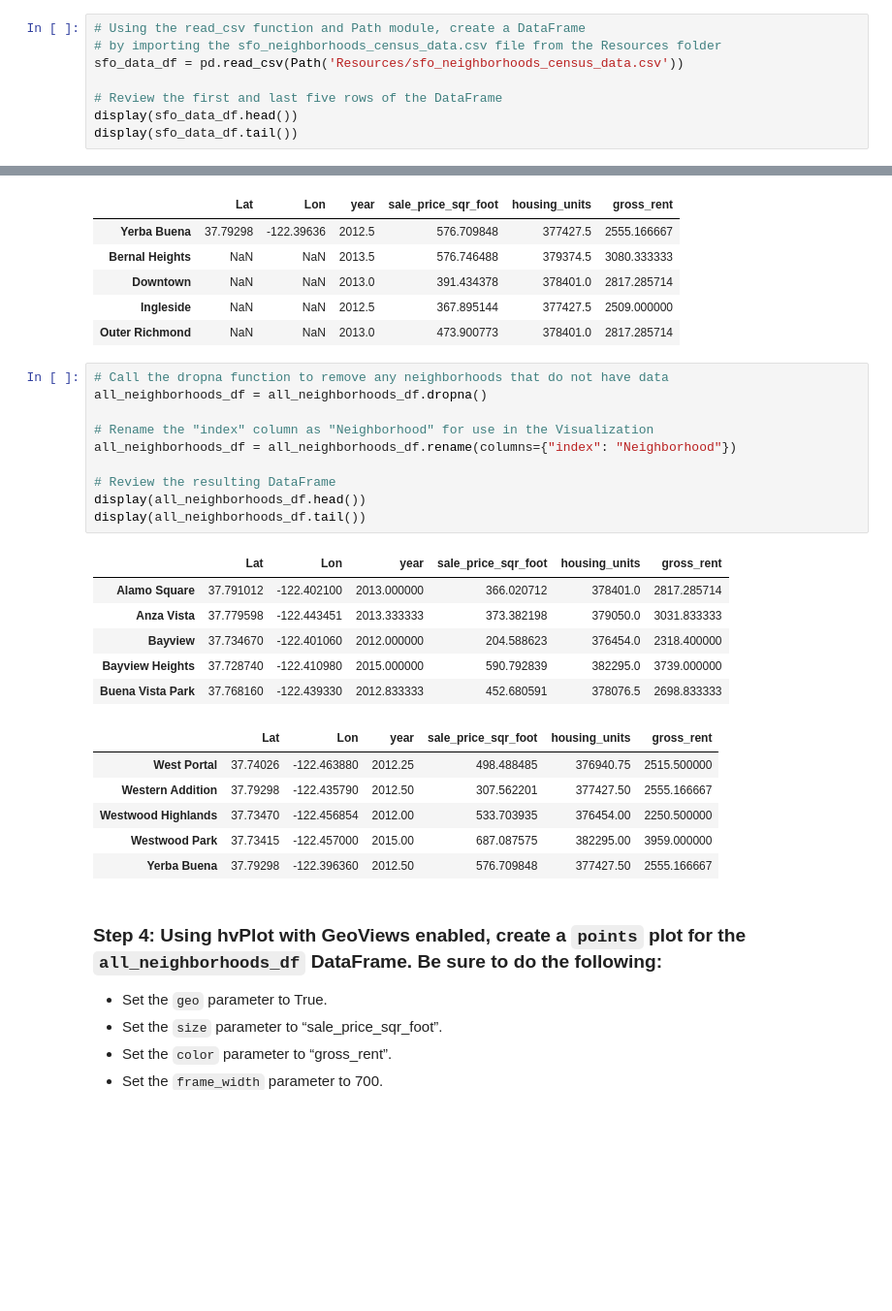
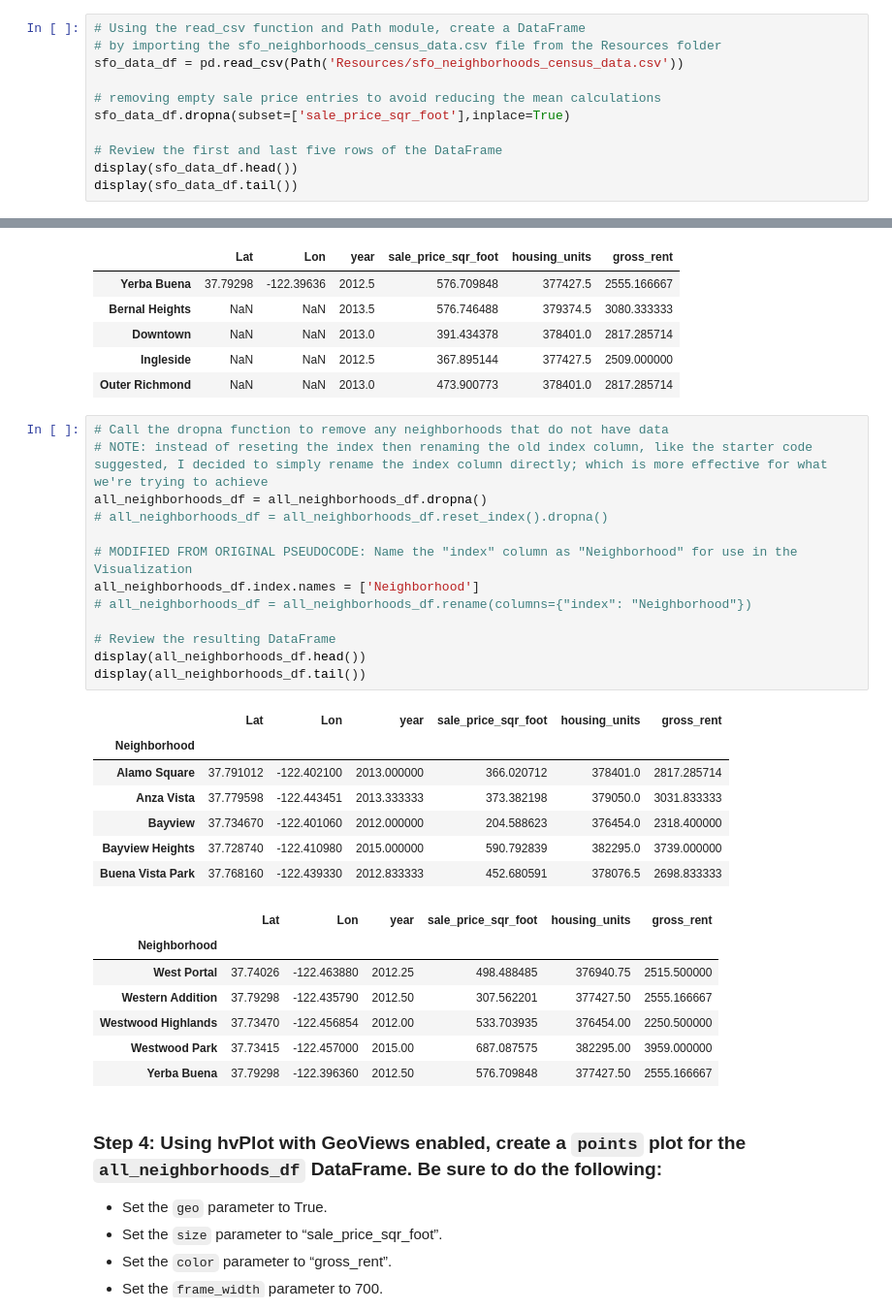
Before and after one commit to seshouan/Project-PropTech, a Jupyter notebook: san_francisco_housing.ipynb, the cells around one changed output, grey strips where cells are left out. Shown: that part at 97% size. Cells and saved outputs as stored; diff of their text form; blank space fills up the shorter version.

Commit message:
completed the challenge, with some minor modifications from the suggested starter code

```diff
--- a/san_francisco_housing.ipynb
+++ b/san_francisco_housing.ipynb
@@ -129,6 +133,9 @@ from pathlib import Path
 # by importing the sfo_neighborhoods_census_data.csv file from the Resources folder
 sfo_data_df = pd.read_csv(Path('Resources/sfo_neighborhoods_census_data.csv'))
 
+# removing empty sale price entries to avoid reducing the mean calculations
+sfo_data_df.dropna(subset=['sale_price_sqr_foot'],inplace=True)
+
 # Review the first and last five rows of the DataFrame
 display(sfo_data_df.head())
 display(sfo_data_df.tail())
@@ -474,22 +493,27 @@ display(all_neighborhoods_df.tail())
 | Outer Richmond | NaN | NaN | 2013.0 | 473.900773 | 378401.0 | 2817.285714 |
 # %%
 # Call the dropna function to remove any neighborhoods that do not have data
+# NOTE: instead of reseting the index then renaming the old index column, like the starter code suggested, I decided to simply rename the index column directly; which is more effective for what we're trying to achieve
 all_neighborhoods_df = all_neighborhoods_df.dropna()
+# all_neighborhoods_df = all_neighborhoods_df.reset_index().dropna()
 
-# Rename the "index" column as "Neighborhood" for use in the Visualization
-all_neighborhoods_df = all_neighborhoods_df.rename(columns={"index": "Neighborhood"})
+# MODIFIED FROM ORIGINAL PSEUDOCODE: Name the "index" column as "Neighborhood" for use in the Visualization
+all_neighborhoods_df.index.names = ['Neighborhood']
+# all_neighborhoods_df = all_neighborhoods_df.rename(columns={"index": "Neighborhood"})
 
 # Review the resulting DataFrame
 display(all_neighborhoods_df.head())
 display(all_neighborhoods_df.tail())
 # %% [output]
 |  | Lat | Lon | year | sale_price_sqr_foot | housing_units | gross_rent |
+| Neighborhood |  |  |  |  |  |  |
 | Alamo Square | 37.791012 | -122.402100 | 2013.000000 | 366.020712 | 378401.0 | 2817.285714 |
 | Anza Vista | 37.779598 | -122.443451 | 2013.333333 | 373.382198 | 379050.0 | 3031.833333 |
 | Bayview | 37.734670 | -122.401060 | 2012.000000 | 204.588623 | 376454.0 | 2318.400000 |
 | Bayview Heights | 37.728740 | -122.410980 | 2015.000000 | 590.792839 | 382295.0 | 3739.000000 |
 | Buena Vista Park | 37.768160 | -122.439330 | 2012.833333 | 452.680591 | 378076.5 | 2698.833333 |
 |  | Lat | Lon | year | sale_price_sqr_foot | housing_units | gross_rent |
+| Neighborhood |  |  |  |  |  |  |
 | West Portal | 37.74026 | -122.463880 | 2012.25 | 498.488485 | 376940.75 | 2515.500000 |
 | Western Addition | 37.79298 | -122.435790 | 2012.50 | 307.562201 | 377427.50 | 2555.166667 |
 | Westwood Highlands | 37.73470 | -122.456854 | 2012.00 | 533.703935 | 376454.00 | 2250.500000 |
```
Also changed, not shown: parts of 16 cells of this notebook.
